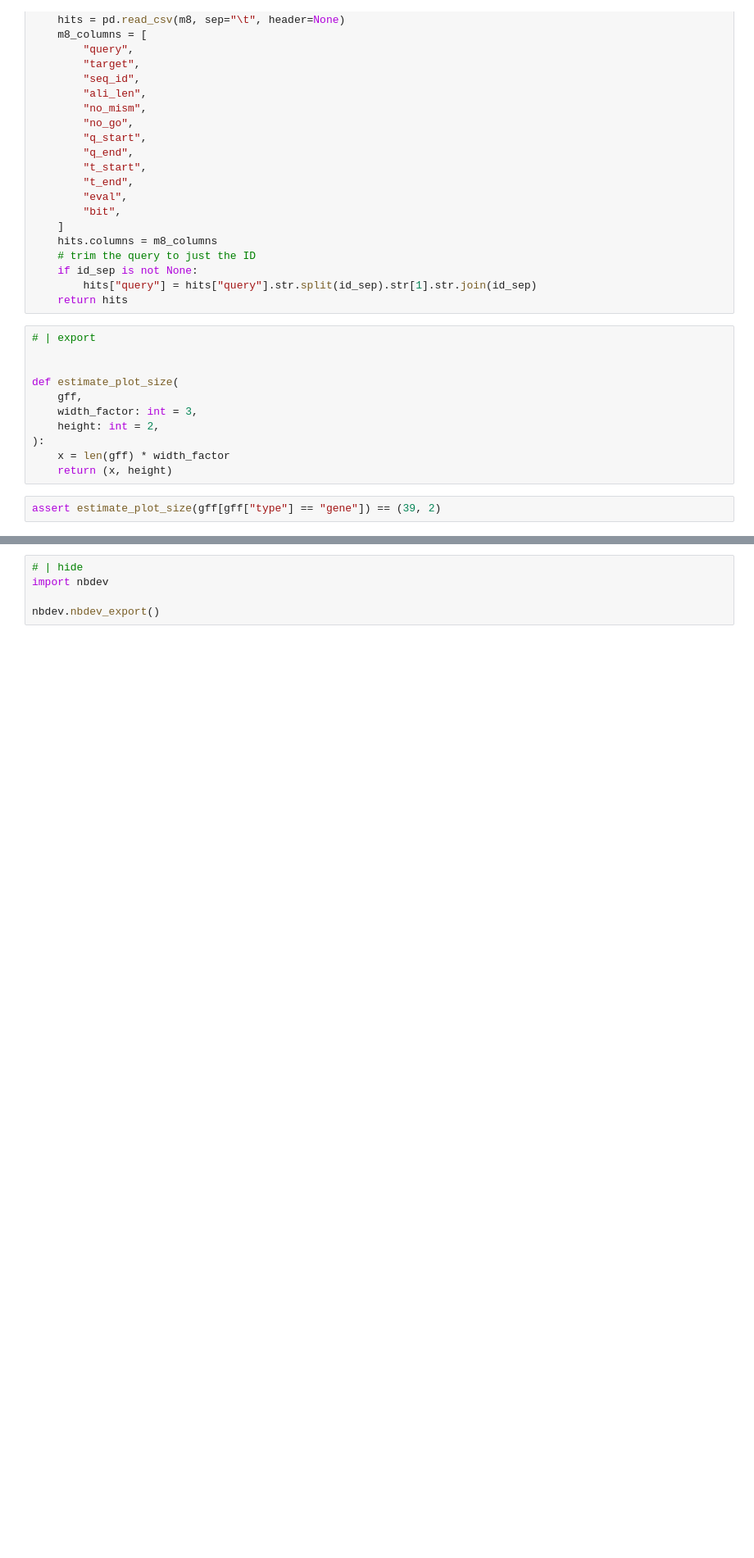
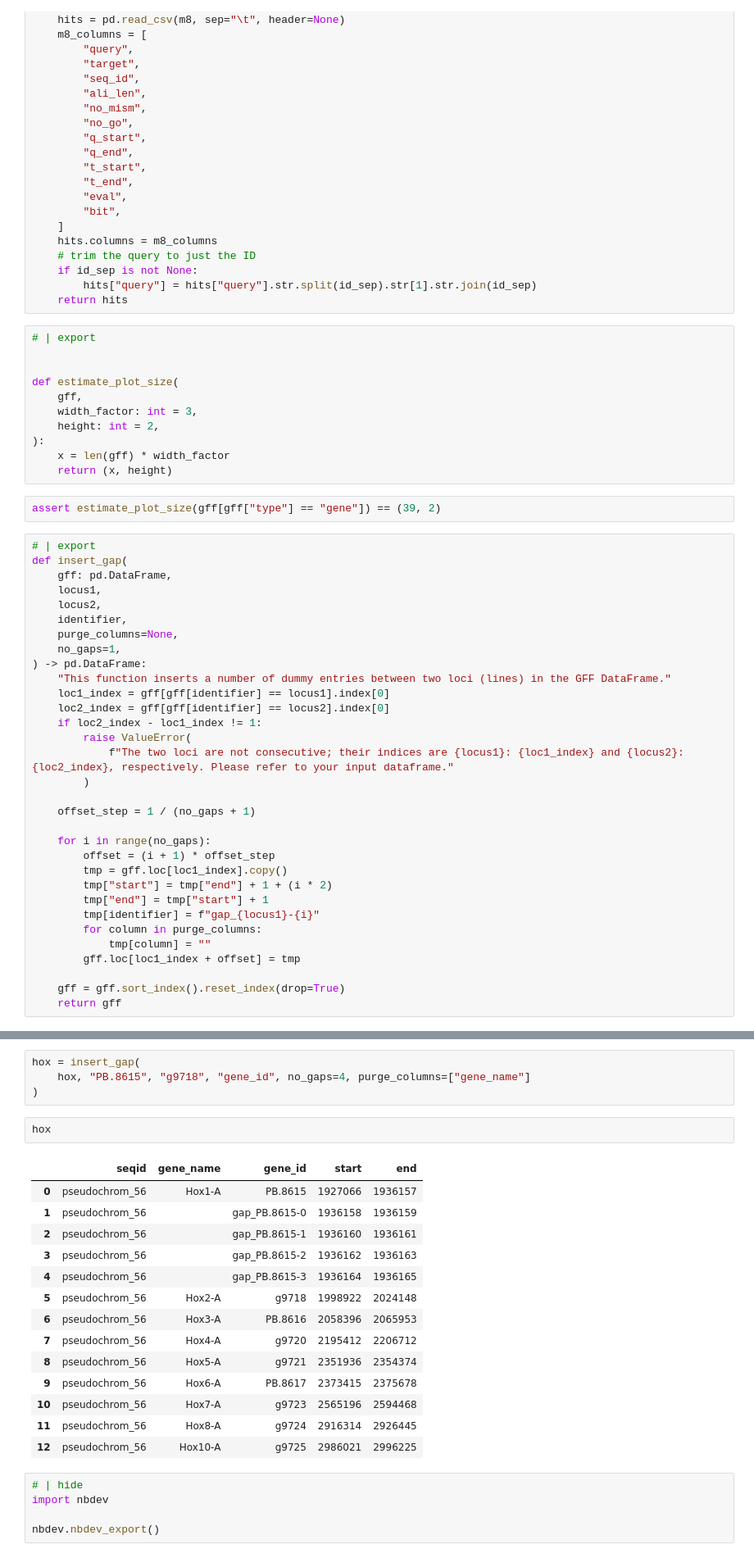
Before and after one commit to galicae/geneorder, a Jupyter notebook: nbs/01_util.ipynb, the cells around one changed output, grey strips where cells are left out. Shown: that part at 82% size. Cells and saved outputs as stored; diff of their text form; blank space fills up the shorter version.

```diff
--- a/nbs/01_util.ipynb
+++ b/nbs/01_util.ipynb
@@ -281,3 +278,35 @@ def estimate_plot_size(
     return (x, height)
 # %%
 assert estimate_plot_size(gff[gff["type"] == "gene"]) == (39, 2)
+# %%
+# | export
+def insert_gap(
+    gff: pd.DataFrame,
+    locus1,
+    locus2,
+    identifier,
+    purge_columns=None,
+    no_gaps=1,
+) -> pd.DataFrame:
+    "This function inserts a number of dummy entries between two loci (lines) in the GFF DataFrame."
+    loc1_index = gff[gff[identifier] == locus1].index[0]
+    loc2_index = gff[gff[identifier] == locus2].index[0]
+    if loc2_index - loc1_index != 1:
+        raise ValueError(
+            f"The two loci are not consecutive; their indices are {locus1}: {loc1_index} and {locus2}: {loc2_index}, respectively. Please refer to your input dataframe."
+        )
+
+    offset_step = 1 / (no_gaps + 1)
+
+    for i in range(no_gaps):
+        offset = (i + 1) * offset_step
+        tmp = gff.loc[loc1_index].copy()
+        tmp["start"] = tmp["end"] + 1 + (i * 2)
+        tmp["end"] = tmp["start"] + 1
+        tmp[identifier] = f"gap_{locus1}-{i}"
+        for column in purge_columns:
+            tmp[column] = ""
+        gff.loc[loc1_index + offset] = tmp
+
+    gff = gff.sort_index().reset_index(drop=True)
+    return gff
@@ -284,3 +319,24 @@ assert estimate_plot_size(gff[gff["type"] == "gene"]) == (39, 2)
+# %%
+hox = insert_gap(
+    hox, "PB.8615", "g9718", "gene_id", no_gaps=4, purge_columns=["gene_name"]
+)
+# %%
+hox
+# %% [output]
+|  | seqid | gene_name | gene_id | start | end |
+| 0 | pseudochrom_56 | Hox1-A | PB.8615 | 1927066 | 1936157 |
+| 1 | pseudochrom_56 |  | gap_PB.8615-0 | 1936158 | 1936159 |
+| 2 | pseudochrom_56 |  | gap_PB.8615-1 | 1936160 | 1936161 |
+| 3 | pseudochrom_56 |  | gap_PB.8615-2 | 1936162 | 1936163 |
+| 4 | pseudochrom_56 |  | gap_PB.8615-3 | 1936164 | 1936165 |
+| 5 | pseudochrom_56 | Hox2-A | g9718 | 1998922 | 2024148 |
+| 6 | pseudochrom_56 | Hox3-A | PB.8616 | 2058396 | 2065953 |
+| 7 | pseudochrom_56 | Hox4-A | g9720 | 2195412 | 2206712 |
+| 8 | pseudochrom_56 | Hox5-A | g9721 | 2351936 | 2354374 |
+| 9 | pseudochrom_56 | Hox6-A | PB.8617 | 2373415 | 2375678 |
+| 10 | pseudochrom_56 | Hox7-A | g9723 | 2565196 | 2594468 |
+| 11 | pseudochrom_56 | Hox8-A | g9724 | 2916314 | 2926445 |
+| 12 | pseudochrom_56 | Hox10-A | g9725 | 2986021 | 2996225 |
 # %%
 # | hide
 import nbdev
```
Also changed, not shown: parts of 3 cells of this notebook, 4 other files.
